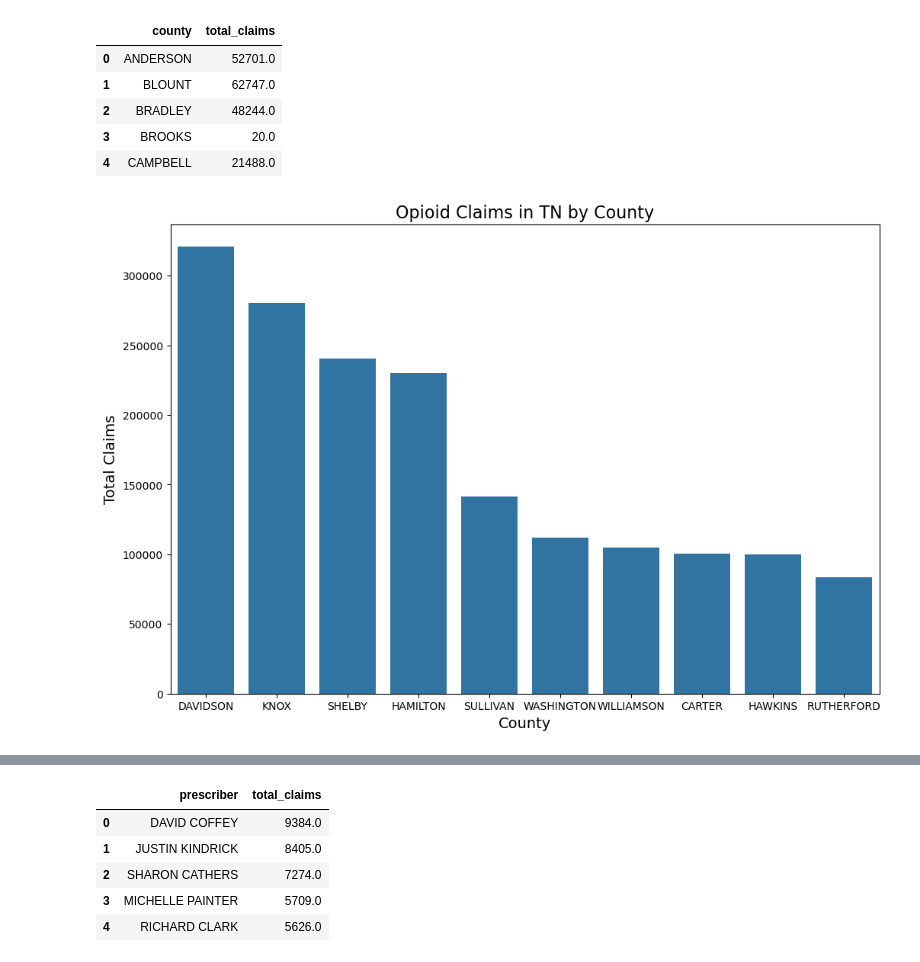
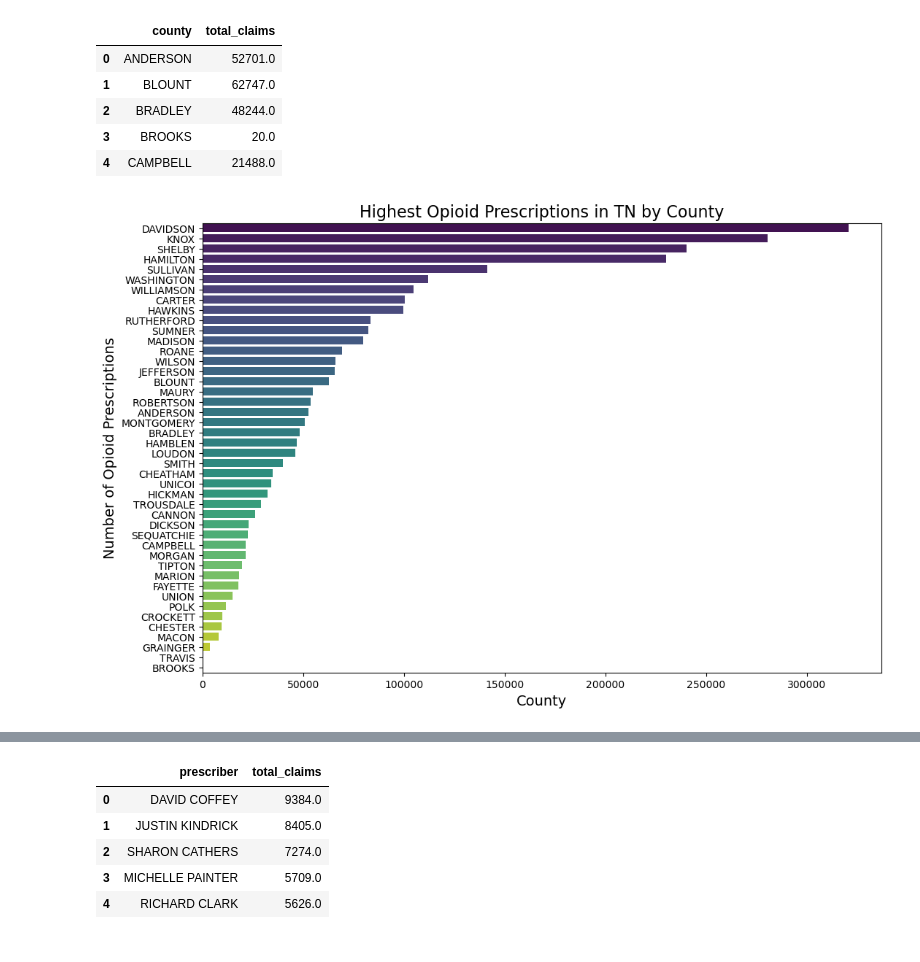
Before and after one commit to NSS-Data-Analytics-Cohort-12/prescribers-python-da12-v2-90-jen, a Jupyter notebook: notebooks/prescribers.ipynb, the cells around one changed output, grey strips where cells are left out. Saved outputs shown, nothing was run; the diff lists cells and outputs as text; code cells hidden in the pictures.

Commit message:
jtoppins_prescribers2_ver3

```diff
--- a/notebooks/prescribers.ipynb
+++ b/notebooks/prescribers.ipynb
@@ -78,24 +76,21 @@ TN_county_opioid_df.head()
 | 4 | CAMPBELL | 21488.0 |
 # %%
 import matplotlib.pyplot as plt
-import seaborn as sns  # Ensure seaborn is imported
+import seaborn as sns
 
-# select top 5 prescribers to limit the plot
-top_10_counties = TN_county_opioid_df.sort_values(by='total_claims', ascending=False).head(10)
+#sort the df by total_claims for the plot
+TN_county_opioid_df_sorted = TN_county_opioid_df.sort_values(by='total_claims', ascending=False)
 
 # Plotting the data using seaborn's barplot
 plt.figure(figsize=(12, 8))
-sns.barplot(x='county', y='total_claims', data= top_10_counties)
+sns.barplot(x='total_claims', y='county', data= TN_county_opioid_df_sorted, hue='county', palette='viridis', dodge=False)
 
 # Add title and labels
-plt.title('Opioid Claims in TN by County', fontsize=16)
+plt.title('Highest Opioid Prescriptions in TN by County', fontsize=16)
 plt.xlabel('County', fontsize=14)
-plt.ylabel('Total Claims', fontsize=14)
-
-# Remove the legend (because each bar is a different county and we don't need a legend for it)
-# plt.legend([],[], frameon=False)
+plt.ylabel('Number of Opioid Prescriptions', fontsize=14)
 
 # Show the plot
 plt.show()
 # %% [output]
-[figure, old version]
+[figure, new version]
```
Also changed, not shown: parts of 23 cells of this notebook.
